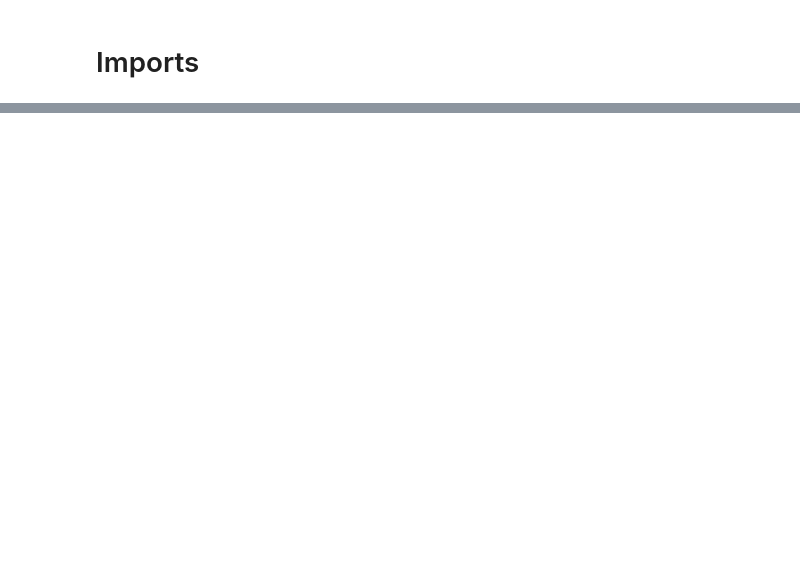
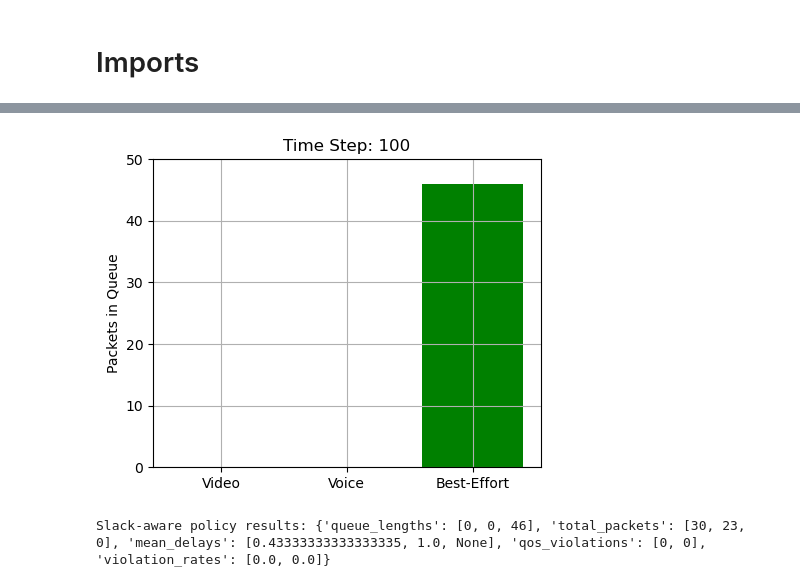
Before and after one commit to Tanjim-5125/packet_scheduling_A2_32, a Jupyter notebook: assingment2_packet_scheduler.ipynb, the cells around one changed output, grey strips where cells are left out. Drawn from its saved outputs; the diff is of its cells as text; code cells hidden in the pictures; blank space fills up the shorter version.

```diff
--- a/assingment2_packet_scheduler.ipynb
+++ b/assingment2_packet_scheduler.ipynb
@@ -234,0 +234,41 @@ FIFO policy results: {'queue_lengths': [0, 0, 0], 'total_packets': [26, 14, 48],
+# %%
+# ─────────────────────────────────────────────────────────────────────────────
+# always serve the packet whose (qos_limit – accumulated_delay) is smallest
+# ─────────────────────────────────────────────────────────────────────────────
+
+# 1) instantiate & reset
+env = PacketSchedulerEnv(scenario=1)
+obs, _ = env.reset()
+
+# 2) pull out the per‐queue QoS limits (mean‐delay requirements)
+mean_reqs = env.qos_limits    # e.g. [6, 4, None]
+
+# 3) run for T steps
+T = 100
+for t in range(T):
+    slacks = []
+    for i, q in enumerate(env.queues):
+        # if queue is non‐empty and has a finite QoS limit
+        if q and (mean_reqs[i] is not None):
+            arrival_time = q[0]                   # packets stored as simple arrival_time
+            acc_delay    = env.time - arrival_time  # or t – arrival_time, both track sim time
+            slack        = mean_reqs[i] - acc_delay
+        else:
+            # empty queue or no deadline ⇒ never highest priority
+            slack = float('inf')
+        slacks.append(slack)
+
+    # choose the queue with minimum slack
+    action = int(np.argmin(slacks))
+
+    # step the env & optional live visualization
+    obs, reward, done, truncated, info = env.step(action)
+    env.draw_network_queue()
+    time.sleep(0.1)
+
+# 4) final statistics
+stats = env.get_statistics()
+print("Slack‐aware policy results:", stats)
+# %% [output]
+[figure, added]
+Slack‐aware policy results: {'queue_lengths': [0, 0, 46], 'total_packets': [30, 23, 0], 'mean_delays': [0.43333333333333335, 1.0, None], 'qos_violations': [0, 0], 'violation_rates': [0.0, 0.0]}
```
Also changed, not shown: parts of 4 cells of this notebook.
